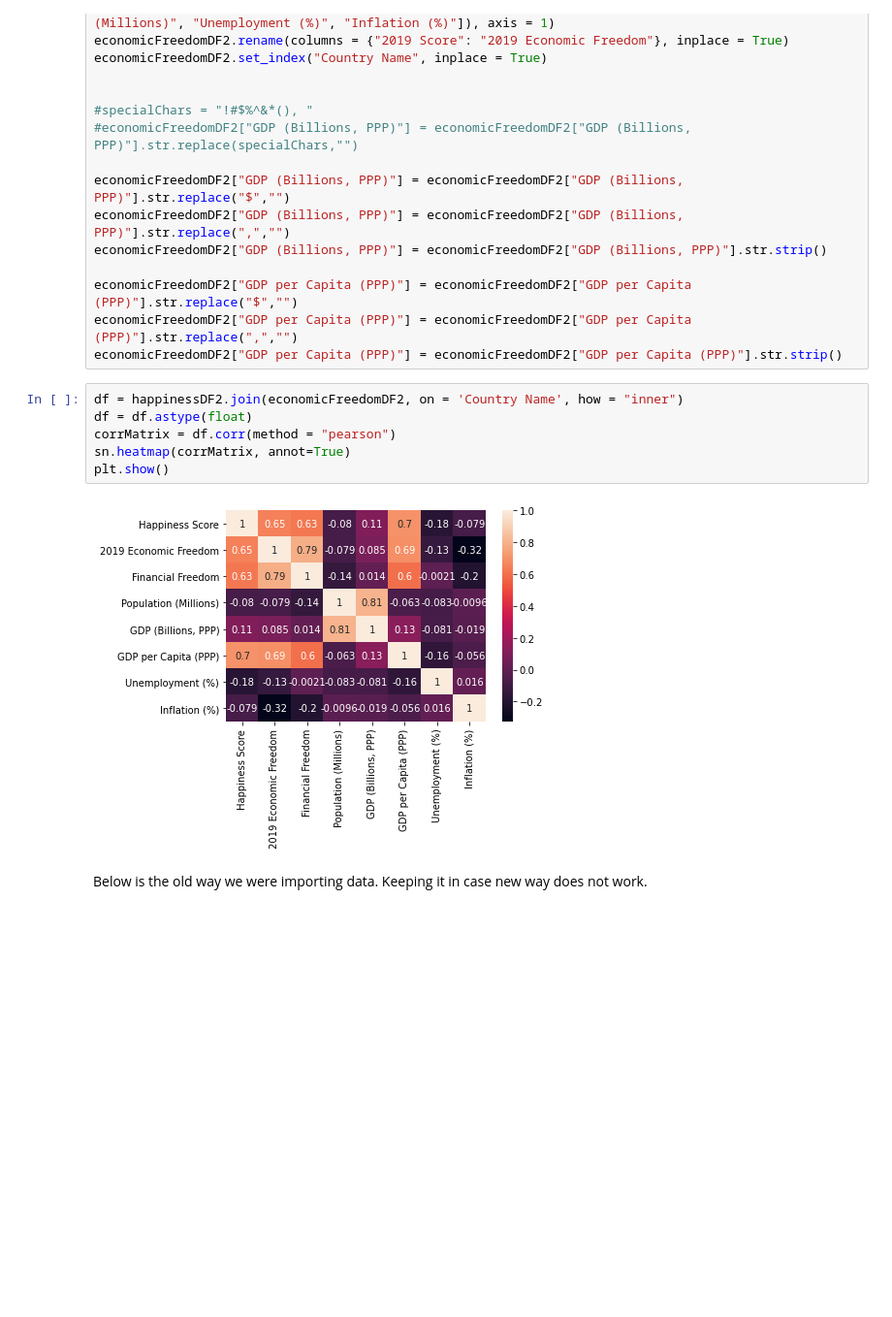
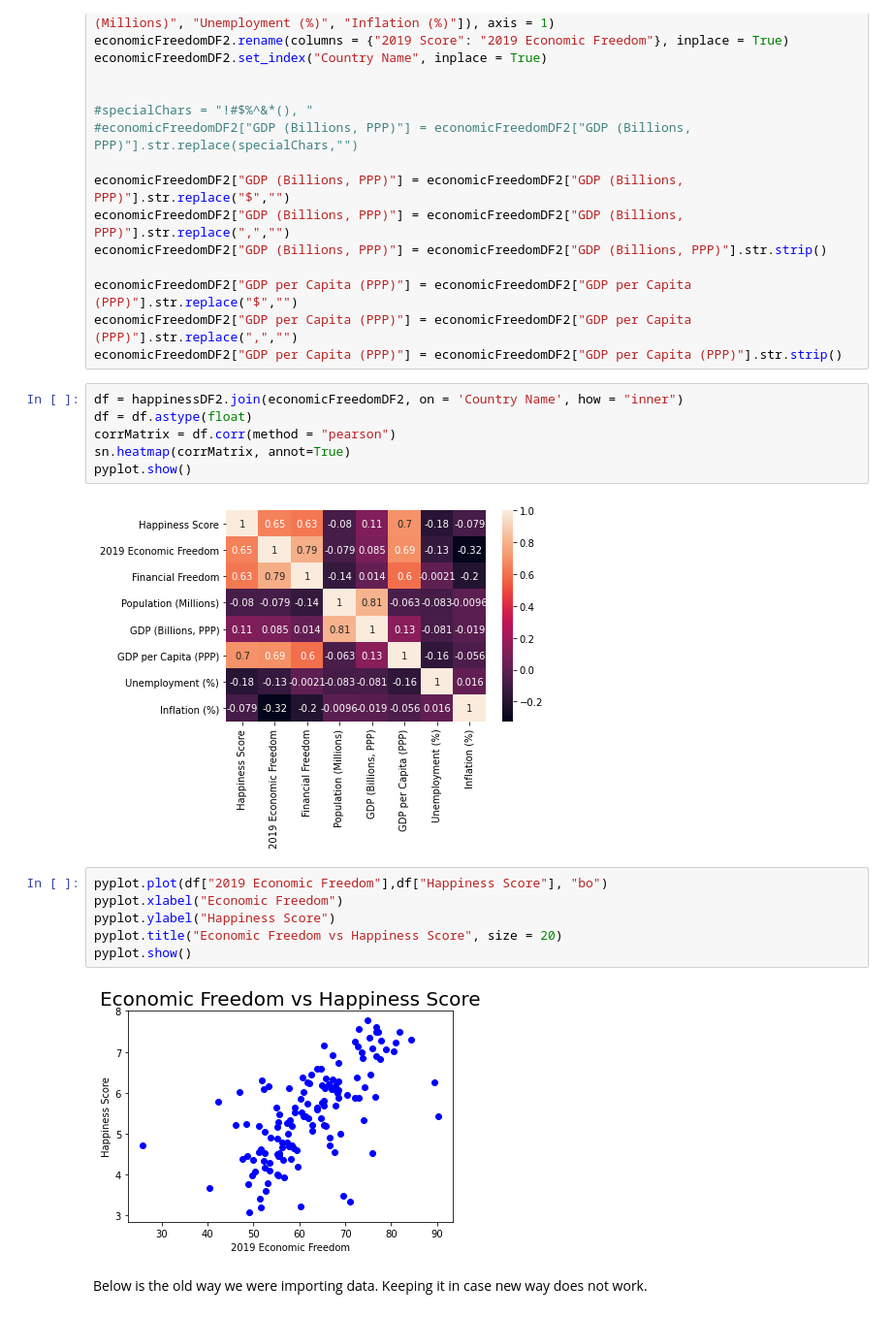
Before and after one commit to wjduq/Economic-Analysis, a Jupyter notebook: Project.ipynb, the cells around one changed output. Shown: that part at 97% size. Cells and saved outputs as stored; diff of their text form; blank space fills up the shorter version.

Commit message:
Create plot

```diff
--- a/Project.ipynb
+++ b/Project.ipynb
@@ -44,9 +44,17 @@ df = happinessDF2.join(economicFreedomDF2, on = 'Country Name', how = "inner")
 df = df.astype(float)
 corrMatrix = df.corr(method = "pearson")
 sn.heatmap(corrMatrix, annot=True)
-plt.show()
+pyplot.show()
 # %% [output]
 [figure]
+# %%
+pyplot.plot(df["2019 Economic Freedom"],df["Happiness Score"], "bo")
+pyplot.xlabel("Economic Freedom")
+pyplot.ylabel("Happiness Score")
+pyplot.title("Economic Freedom vs Happiness Score", size = 20)
+pyplot.show()
+# %% [output]
+[figure, added]
 # %% [markdown]
 Below is the old way we were importing data. Keeping it in case new way does not work.
 # %%
```
Also changed, not shown: parts of 1 cell of this notebook.
